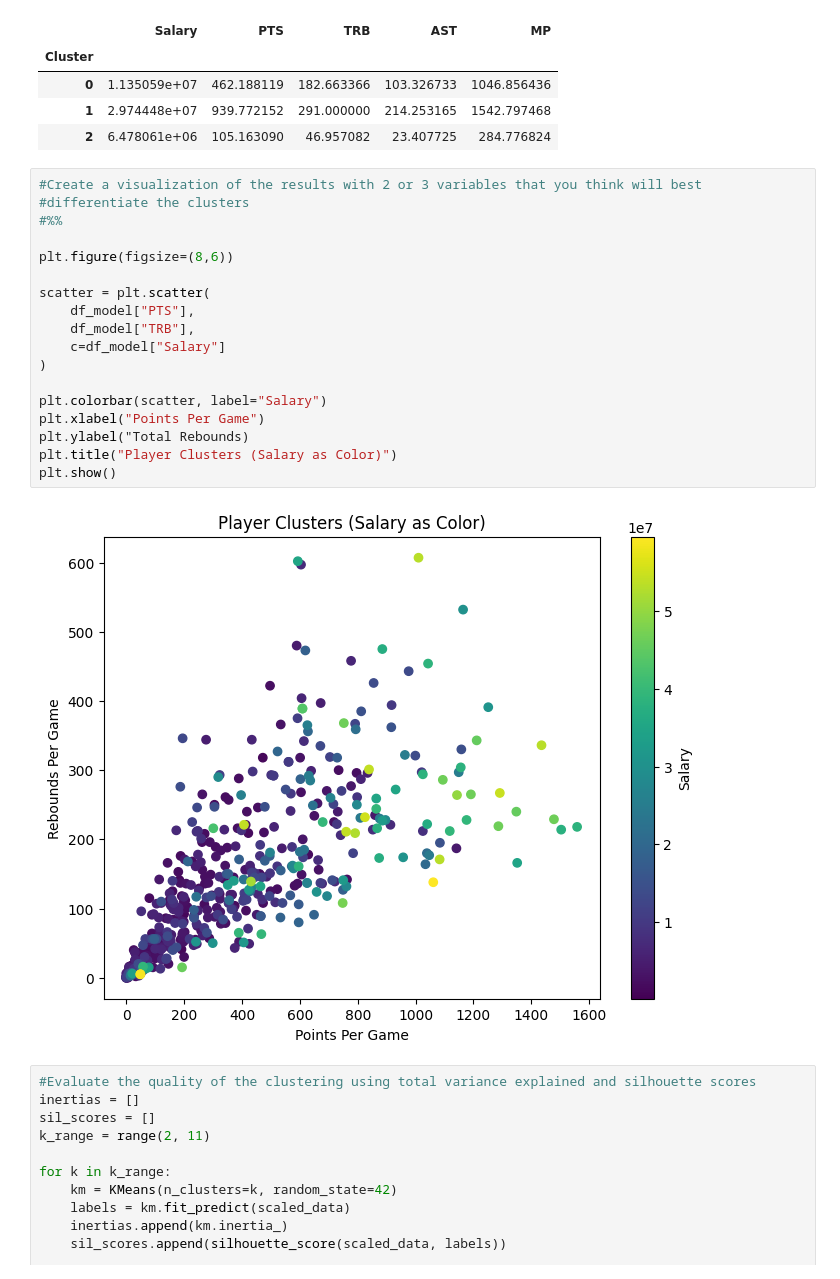
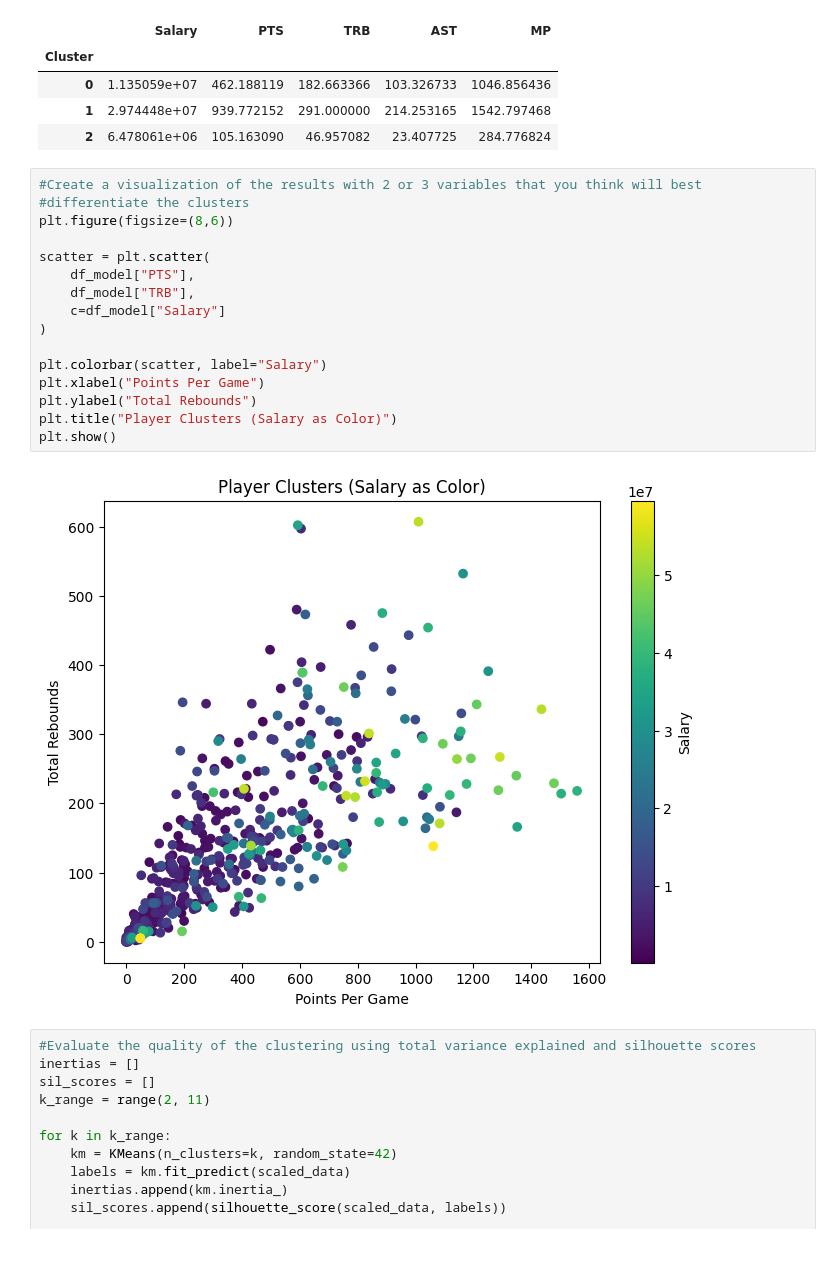
Before and after one commit to oliviatenguva/week_6, a Jupyter notebook: Lab-Clustering.ipynb, the cells around one changed output. Saved outputs shown, nothing was run; the diff lists cells and outputs as text.

```diff
--- a/Lab-Clustering.ipynb
+++ b/Lab-Clustering.ipynb
@@ -153,23 +153,21 @@ df_model.groupby("Cluster").mean()
 # %%
 #Create a visualization of the results with 2 or 3 variables that you think will best
 #differentiate the clusters
-#%%
-
 plt.figure(figsize=(8,6))
 
 scatter = plt.scatter(
     df_model["PTS"],
     df_model["TRB"],
     c=df_model["Salary"]
 )
 
 plt.colorbar(scatter, label="Salary")
 plt.xlabel("Points Per Game")
-plt.ylabel("Total Rebounds)
+plt.ylabel("Total Rebounds")
 plt.title("Player Clusters (Salary as Color)")
 plt.show()
 # %% [output]
-[figure, old version]
+[figure, new version]
 # %%
 #Evaluate the quality of the clustering using total variance explained and silhouette scores
 inertias = []
```
Also changed, not shown: parts of 2 cells of this notebook.
